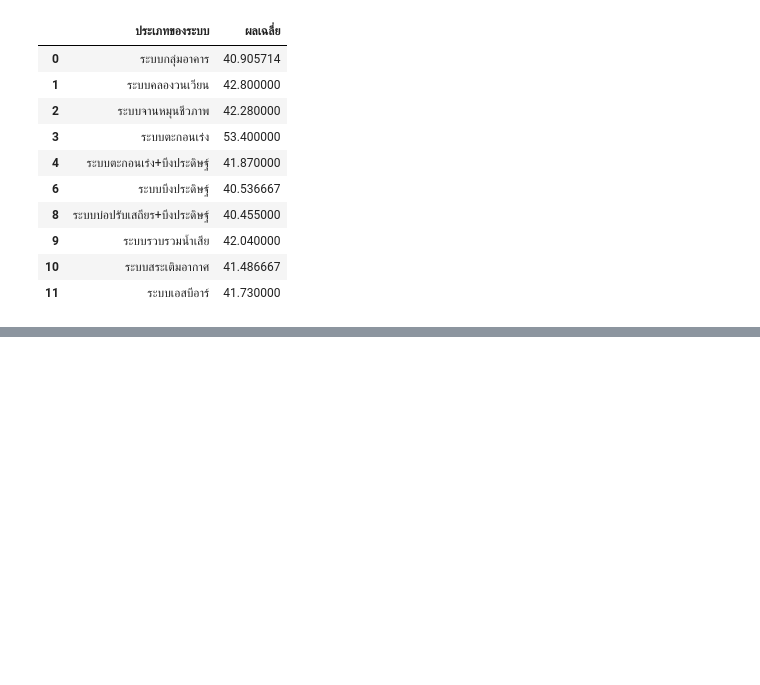
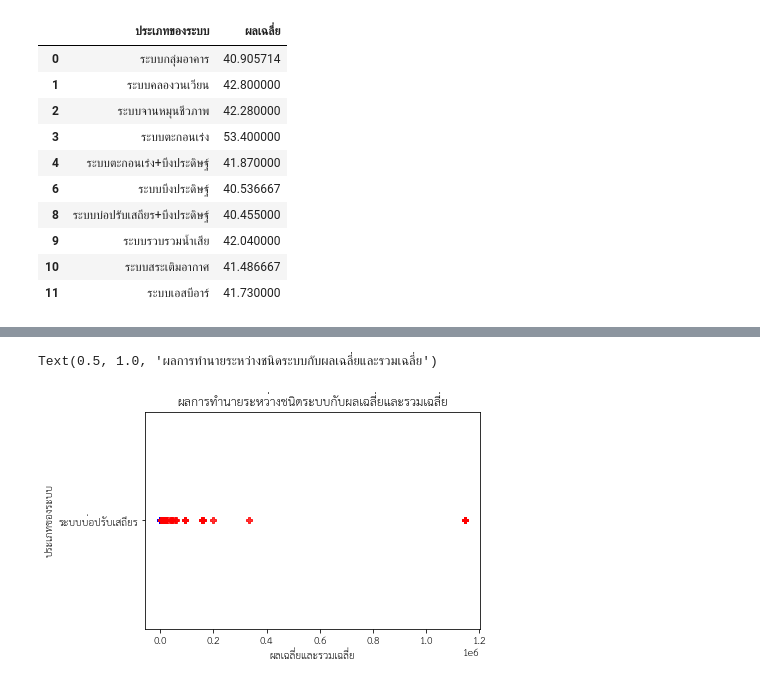
Before and after one commit to chalarm1405/DWDM21_, a Jupyter notebook: Project for Group.ipynb, the cells around one changed output, grey strips where cells are left out. Cells and saved outputs as stored; diff of their text form; code cells hidden in the pictures; blank space fills up the shorter version.

```diff
--- a/Project for Group.ipynb
+++ b/Project for Group.ipynb
@@ -980,0 +1018,9 @@ ValueError: ignored
+# %%
+plt.plot(X_test['ผลเฉลี่ย'],perceptron3_final_result,'Pb',alpha =0.2)
+plt.plot(X_test['รวมเฉลี่ย'],perceptron3_final_result,'Pr',alpha = 0.8)
+plt.xlabel('ผลเฉลี่ยและรวมเฉลี่ย')
+plt.ylabel('ประเภทของระบบ')
+plt.title('ผลการทำนายระหว่างชนิดระบบกับผลเฉลี่ยและรวมเฉลี่ย')
+# %% [output]
+Text(0.5, 1.0, 'ผลการทำนายระหว่างชนิดระบบกับผลเฉลี่ยและรวมเฉลี่ย')
+[figure, added]
```
Also changed, not shown: parts of 22 cells of this notebook.
